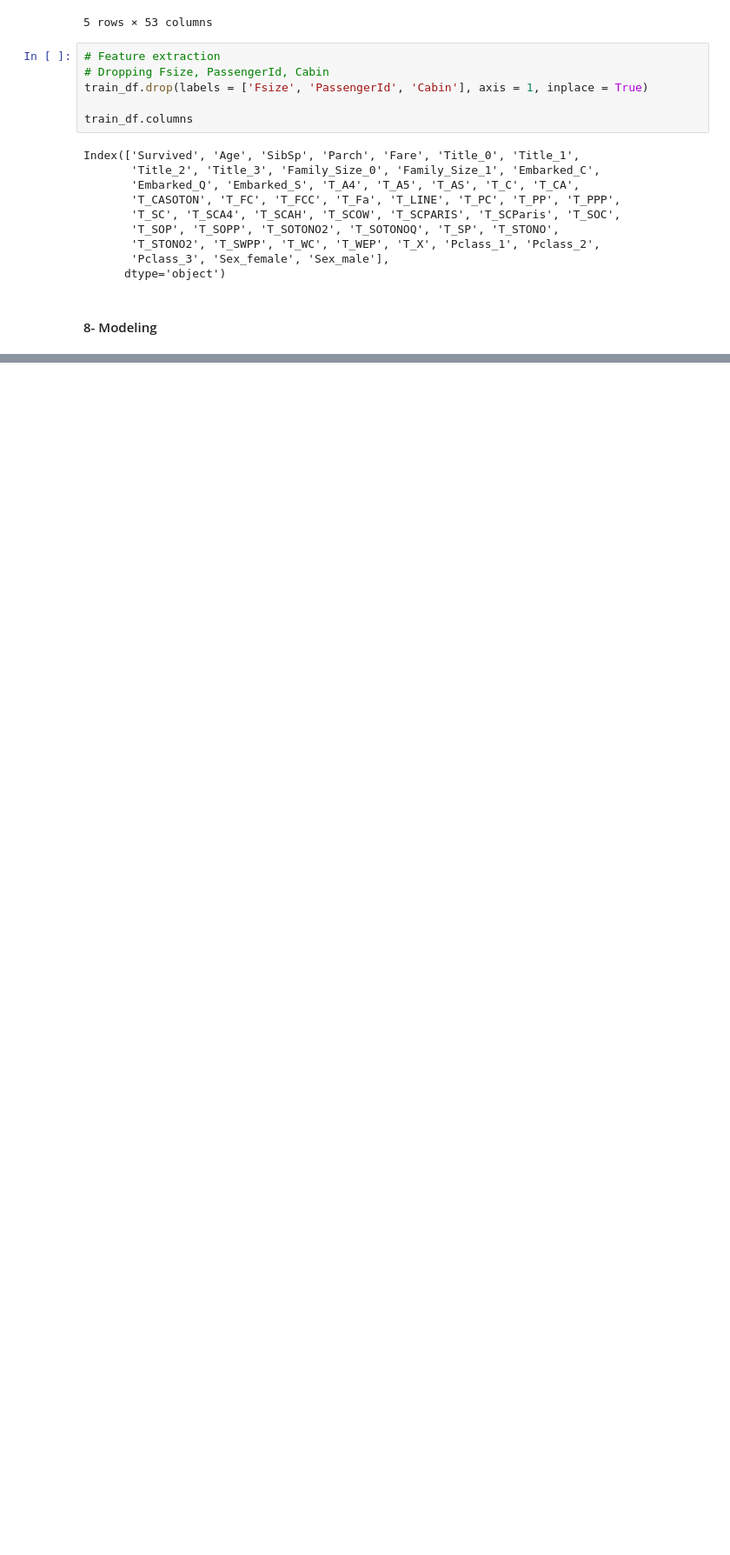
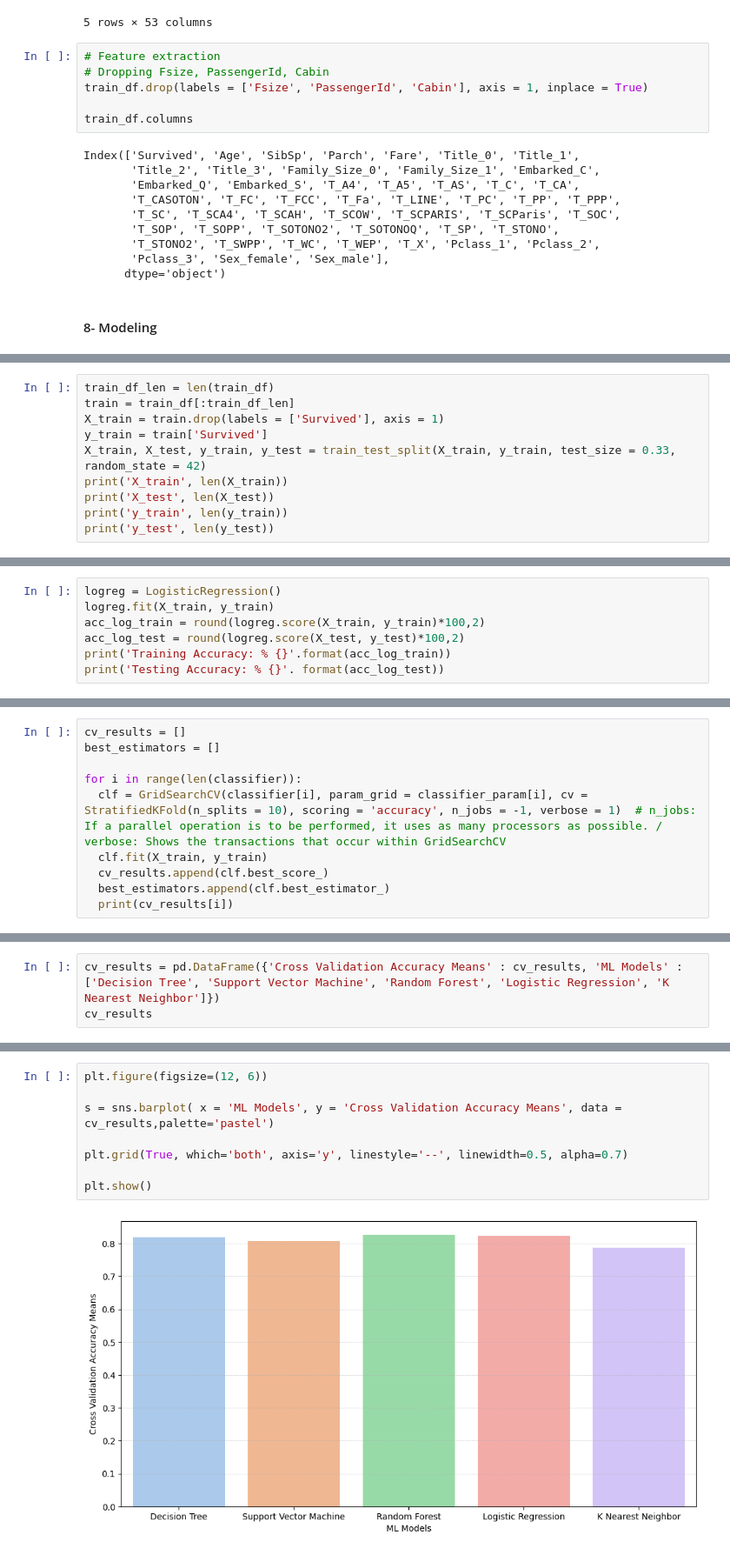
Before and after one commit to sultankeles/MachineLearning, a Jupyter notebook: MachineLearning.ipynb, the cells around one changed output, grey strips where cells are left out. Shown at 87% size. Drawn from its saved outputs; the diff is of its cells as text; blank space fills up the shorter version.

```diff
--- a/MachineLearning.ipynb
+++ b/MachineLearning.ipynb
@@ -1318,0 +1350,10 @@ Index(['Survived', 'Age', 'SibSp', 'Parch', 'Fare', 'Title_0', 'Title_1',
+# %%
+train_df_len = len(train_df)
+train = train_df[:train_df_len]
+X_train = train.drop(labels = ['Survived'], axis = 1)
+y_train = train['Survived']
+X_train, X_test, y_train, y_test = train_test_split(X_train, y_train, test_size = 0.33, random_state = 42)
+print('X_train', len(X_train))
+print('X_test', len(X_test))
+print('y_train', len(y_train))
+print('y_test', len(y_test))
@@ -1318,0 +1367,7 @@ Index(['Survived', 'Age', 'SibSp', 'Parch', 'Fare', 'Title_0', 'Title_1',
+# %%
+logreg = LogisticRegression()
+logreg.fit(X_train, y_train)
+acc_log_train = round(logreg.score(X_train, y_train)*100,2)
+acc_log_test = round(logreg.score(X_test, y_test)*100,2)
+print('Training Accuracy: % {}'.format(acc_log_train))
+print('Testing Accuracy: % {}'. format(acc_log_test))
@@ -1318,0 +1414,10 @@ Index(['Survived', 'Age', 'SibSp', 'Parch', 'Fare', 'Title_0', 'Title_1',
+# %%
+cv_results = []
+best_estimators = []
+
+for i in range(len(classifier)):
+  clf = GridSearchCV(classifier[i], param_grid = classifier_param[i], cv = StratifiedKFold(n_splits = 10), scoring = 'accuracy', n_jobs = -1, verbose = 1)  # n_jobs: If a parallel operation is to be performed, it uses as many processors as possible. / verbose: Shows the transactions that occur within GridSearchCV
+  clf.fit(X_train, y_train)
+  cv_results.append(clf.best_score_)
+  best_estimators.append(clf.best_estimator_)
+  print(cv_results[i])
@@ -1318,0 +1435,3 @@ Index(['Survived', 'Age', 'SibSp', 'Parch', 'Fare', 'Title_0', 'Title_1',
+# %%
+cv_results = pd.DataFrame({'Cross Validation Accuracy Means' : cv_results, 'ML Models' : ['Decision Tree', 'Support Vector Machine', 'Random Forest', 'Logistic Regression', 'K Nearest Neighbor']})
+cv_results
@@ -1318,0 +1445,10 @@ Index(['Survived', 'Age', 'SibSp', 'Parch', 'Fare', 'Title_0', 'Title_1',
+# %%
+plt.figure(figsize=(12, 6))
+
+s = sns.barplot( x = 'ML Models', y = 'Cross Validation Accuracy Means', data = cv_results,palette='pastel')
+
+plt.grid(True, which='both', axis='y', linestyle='--', linewidth=0.5, alpha=0.7)
+
+plt.show()
+# %% [output]
+[figure, added]
```
Also changed, not shown: parts of 44 cells of this notebook.
